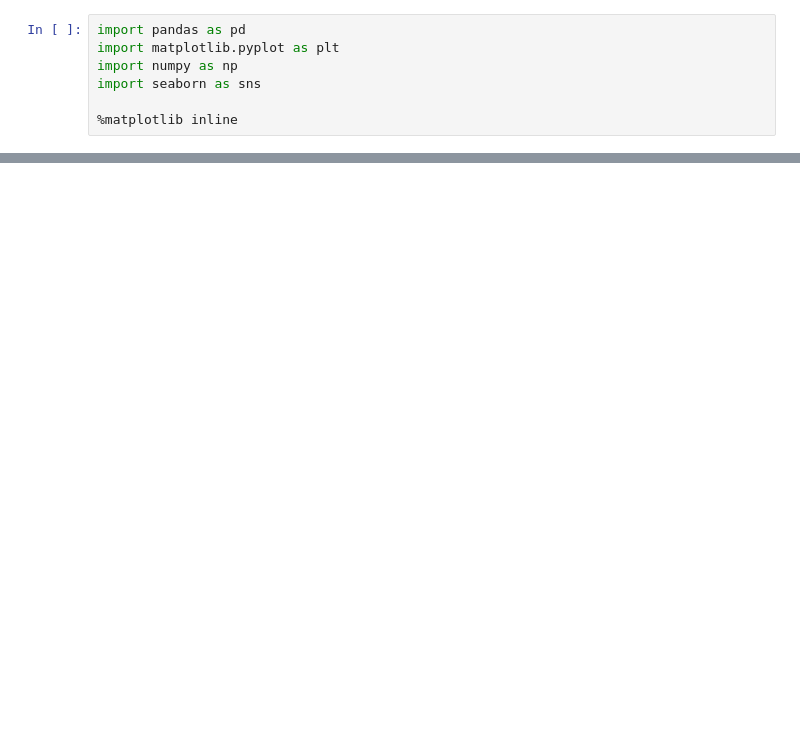
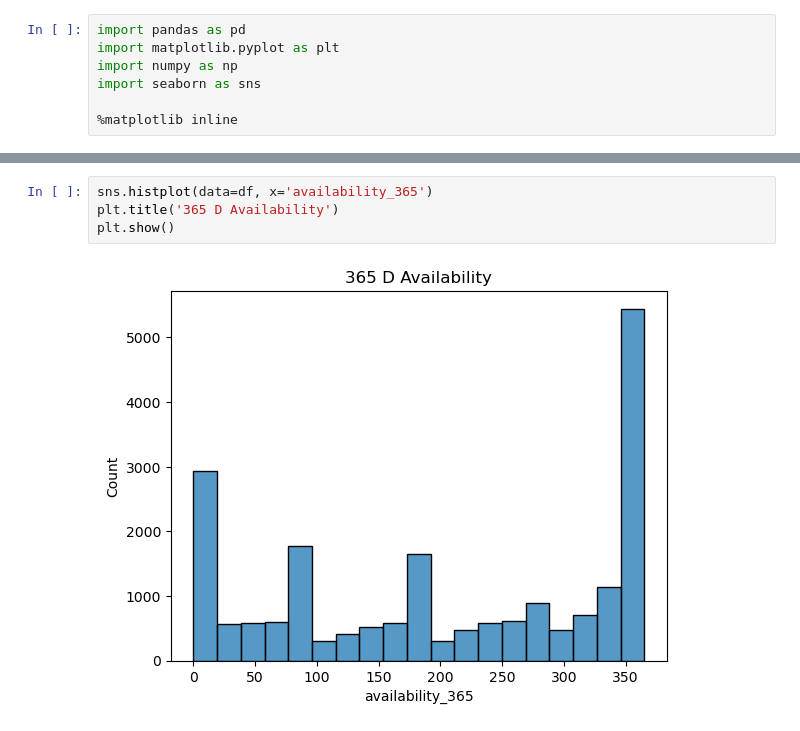
Before and after one commit to sharat-R001/Data-Analytics-, a Jupyter notebook: AirBnB.ipynb, the cells around one changed output, grey strips where cells are left out. Cells and saved outputs as stored; diff of their text form; blank space fills up the shorter version.

```diff
--- a/AirBnB.ipynb
+++ b/AirBnB.ipynb
@@ -11,0 +155,6 @@ FileNotFoundError: [Errno 2] No such file or directory: 'datasets.csv'
+# %%
+sns.histplot(data=df, x='availability_365')
+plt.title('365 D Availability')
+plt.show()
+# %% [output]
+[figure, added]
```
Also changed, not shown: parts of 19 cells of this notebook.
